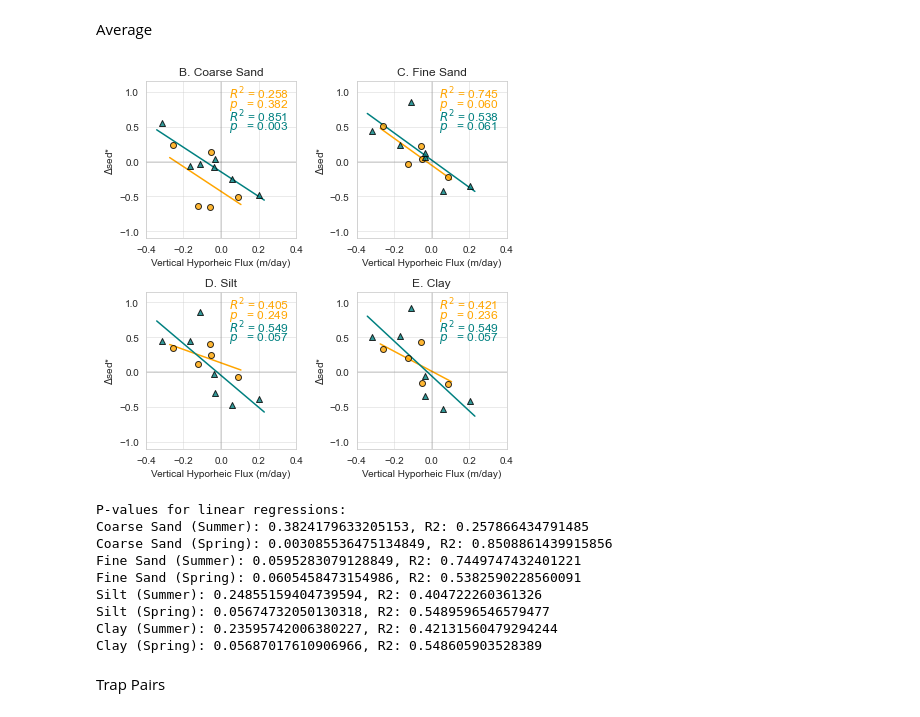
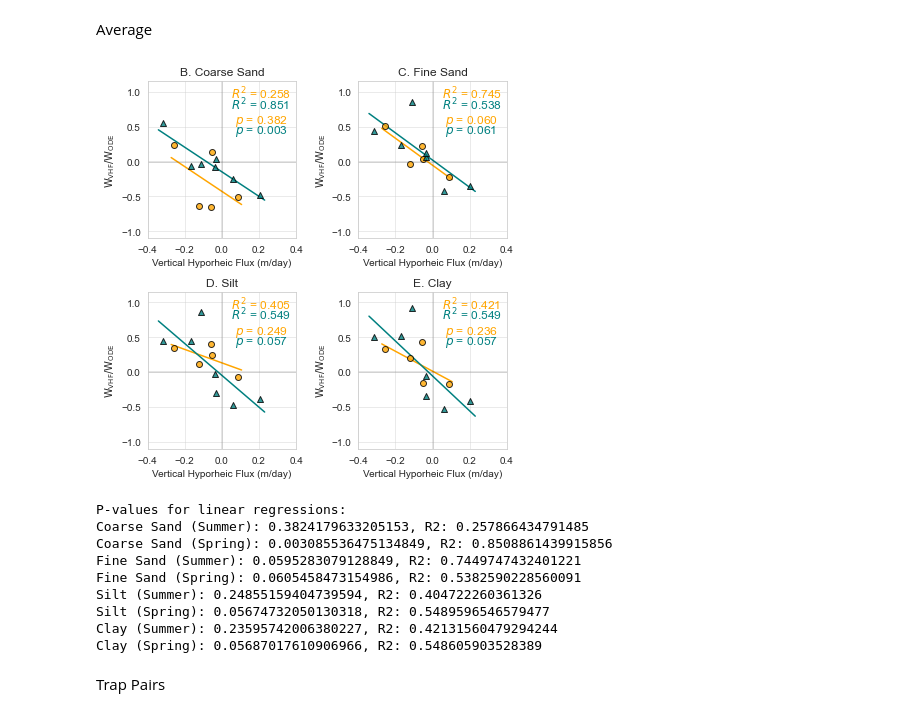
Before and after one commit to nicole-hucke/sediment_trap_paper, a Jupyter notebook: plots/regression_plots/regression_plotting.ipynb, the cells around one changed output. Cells and saved outputs as stored; diff of their text form; code cells hidden in the pictures.

Commit message:
new regression plots with p value
for MS version 6

```diff
--- a/plots/regression_plots/regression_plotting.ipynb
+++ b/plots/regression_plots/regression_plotting.ipynb
@@ -77,10 +115,10 @@ x_limits = (-0.4, 0.4)
 # Total Sediment
 r2_sm23, pval_sm23 = plot_with_r2(ax, 'flux', 'total', SM23_traps, color='orange', label='Summer')
 r2_sp23, pval_sp23 = plot_with_r2(ax, 'flux', 'total', SP23_traps, color='teal', marker='^', label='Spring')
-ax.text(0.1, 0.9, f'$R^2$ = {r2_sm23:.4f}', color='orange', size=12)
-ax.text(0.1, 0.8, f'$p$   = {pval_sm23:.4f}', color='orange', size=12)
-ax.text(0.1, 0.6, f'$R^2$ = {r2_sp23:.4f}', color='teal', size=12)
-ax.text(0.1, 0.5, f'$p$   = {pval_sp23:.4f}', color='teal', size=12)
+ax.text(0.1, 0.9, f'$R^2$ = {r2_sm23:.3f}', color='orange', size=12)
+ax.text(0.1, 0.75, f'$R^2$ = {r2_sp23:.3f}', color='teal', size=12)
+ax.text(0.1, 0.55, f'$p$ = {pval_sm23:.4f}', color='orange', size=12)
+ax.text(0.1, 0.4, f'$p$ = {pval_sp23:.4f}', color='teal', size=12)
 ax.set_xlim(x_limits)
 ax.set_title('A. Total Trap Sediment')
 
@@ -88,12 +126,12 @@ ax.axhline(0, color='black', lw=0.2)
 ax.axvline(0, color='black', lw=0.2)
 ax.set_ylim(-1.1, 1.15)
 ax.set_xlabel('Vertical Hyporheic Flux (m/day)')
-ax.set_ylabel(r'$\Delta$sed*')
+ax.set_ylabel(r'$\mathrm{W}_{\mathrm{VHF}} / \mathrm{W}_{\mathrm{ODE}}$')
 ax.grid(alpha=0.5)
 
 ax.legend(bbox_to_anchor=(0.87, -0.15), ncol=2)
 plt.tight_layout()
-plt.savefig('plots/totalsed_trap_pairs.jpg', dpi=1000)
+plt.savefig('plots/totalsed_trap_pairs_new.jpg', dpi=1000)
 plt.show()
 
 # Print the p-values:\
@@ -118,70 +156,70 @@ x_limits = (-0.4, 0.4)
 # Coarse sand
 r2_sm23_CS, p_sm23_CS = plot_with_r2(ax1, 'flux', 'CS', SM23_avg, color='orange')
 r2_sp23_CS, p_sp23_CS = plot_with_r2(ax1, 'flux', 'CS', SP23_avg, color='teal', marker='^')
-ax1.text(0.04, 0.9, f'$R^2$ = {r2_sm23_CS:.3f}', color='orange', size=12)
-ax1.text(0.04, 0.78, f'$p$   = {p_sm23_CS:.3f}', color='orange', size=12)
-ax1.text(0.04, 0.57, f'$R^2$ = {r2_sp23_CS:.3f}', color='teal', size=12)
-ax1.text(0.04, 0.46, f'$p$   = {p_sp23_CS:.3f}', color='teal', size=12)
+ax1.text(0.05, 0.9, f'$R^2$ = {r2_sm23_CS:.3f}', color='orange', size=12)
+ax1.text(0.05, 0.75, f'$R^2$ = {r2_sp23_CS:.3f}', color='teal', size=12)
+ax1.text(0.07, 0.55, f'$p$ = {p_sm23_CS:.3f}', color='orange', size=12)
+ax1.text(0.07, 0.4, f'$p$ = {p_sp23_CS:.3f}', color='teal', size=12)
+
 ax1.set_xlim(x_limits)
-ax1.set_ylabel(r'$\Delta$sed*')
 ax1.set_title('B. Coarse Sand')
 
 # Fine sand
 r2_sm23_FS, p_sm23_FS = plot_with_r2(ax2, 'flux', 'FS', SM23_avg, color='orange')
 r2_sp23_FS, p_sp23_FS = plot_with_r2(ax2, 'flux', 'FS', SP23_avg, color='teal', marker='^')
-ax2.text(0.04, 0.9, f'$R^2$ = {r2_sm23_FS:.3f}', color='orange', size=12)
-ax2.text(0.04, 0.78, f'$p$   = {p_sm23_FS:.3f}', color='orange', size=12)
-ax2.text(0.04, 0.57, f'$R^2$ = {r2_sp23_FS:.3f}', color='teal', size=12)
-ax2.text(0.04, 0.46, f'$p$   = {p_sp23_FS:.3f}', color='teal', size=12)
+ax2.text(0.05, 0.9, f'$R^2$ = {r2_sm23_FS:.3f}', color='orange', size=12)
+ax2.text(0.05, 0.75, f'$R^2$ = {r2_sp23_FS:.3f}', color='teal', size=12)
+ax2.text(0.07, 0.55, f'$p$ = {p_sm23_FS:.3f}', color='orange', size=12)
+ax2.text(0.07, 0.4, f'$p$ = {p_sp23_FS:.3f}', color='teal', size=12)
 ax2.set_xlim(x_limits)
 ax2.set_title('C. Fine Sand')
 
 # Silt
 r2_sm23_S, p_sm23_S = plot_with_r2(ax3, 'flux', 'S', SM23_avg, color='orange')
 r2_sp23_S, p_sp23_S = plot_with_r2(ax3, 'flux', 'S', SP23_avg, color='teal', marker='^')
-ax3.text(0.04, 0.9, f'$R^2$ = {r2_sm23_S:.3f}', color='orange', size=12)
-ax3.text(0.04, 0.78, f'$p$   = {p_sm23_S:.3f}', color='orange', size=12)
-ax3.text(0.04, 0.57, f'$R^2$ = {r2_sp23_S:.3f}', color='teal', size=12)
-ax3.text(0.04, 0.46, f'$p$   = {p_sp23_S:.3f}', color='teal', size=12)
+ax3.text(0.05, 0.9, f'$R^2$ = {r2_sm23_S:.3f}', color='orange', size=12)
+ax3.text(0.05, 0.75, f'$R^2$ = {r2_sp23_S:.3f}', color='teal', size=12)
+ax3.text(0.07, 0.55, f'$p$ = {p_sm23_S:.3f}', color='orange', size=12)
+ax3.text(0.07, 0.4, f'$p$ = {p_sp23_S:.3f}', color='teal', size=12)
 ax3.set_xlim(x_limits)
 ax3.set_ylabel(r'$\Delta$sed*')
 ax3.set_title('D. Silt')
 
 # Clay
 r2_sm23_C, p_sm23_C = plot_with_r2(ax4, 'flux', 'C', SM23_avg, color='orange')
 r2_sp23_C, p_sp23_C = plot_with_r2(ax4, 'flux', 'C', SP23_avg, color='teal', marker='^')
-ax4.text(0.04, 0.9, f'$R^2$ = {r2_sm23_C:.3f}', color='orange', size=12)
-ax4.text(0.04, 0.78, f'$p$   = {p_sm23_C:.3f}', color='orange', size=12)
-ax4.text(0.04, 0.57, f'$R^2$ = {r2_sp23_C:.3f}', color='teal', size=12)
-ax4.text(0.04, 0.46, f'$p$   = {p_sp23_C:.3f}', color='teal', size=12)
+ax4.text(0.05, 0.9, f'$R^2$ = {r2_sm23_C:.3f}', color='orange', size=12)
+ax4.text(0.05, 0.75, f'$R^2$ = {r2_sp23_C:.3f}', color='teal', size=12)
+ax4.text(0.07, 0.55, f'$p$ = {p_sm23_C:.3f}', color='orange', size=12)
+ax4.text(0.07, 0.4, f'$p$ = {p_sp23_C:.3f}', color='teal', size=12)
 ax4.set_xlim(x_limits)
 ax4.set_title('E. Clay')
 
 # Format all axes
 for ax in [ax1, ax2, ax3, ax4]:
     ax.axhline(0, color='black', lw=0.2)
     ax.axvline(0, color='black', lw=0.2)
     ax.set_ylim(-1.1, 1.15)
     ax.set_xlabel('Vertical Hyporheic Flux (m/day)')
-    ax.set_ylabel(r'$\Delta$sed*')
+    ax.set_ylabel(r'$\mathrm{W}_{\mathrm{VHF}} / \mathrm{W}_{\mathrm{ODE}}$')
     ax.grid(alpha=0.5)
 
 plt.tight_layout()
-plt.savefig('plots/grain_sizes_avg.jpg', dpi=1000)
+plt.savefig('plots/grain_sizes_avg_new.jpg', dpi=1000)
 plt.show()
 
 # Then at the end of your script, print the p-values:
 print("P-values for linear regressions:")
 print(f"Coarse Sand (Summer): {p_sm23_CS}, R2: {r2_sm23_CS}")
 print(f"Coarse Sand (Spring): {p_sp23_CS}, R2: {r2_sp23_CS}")
 print(f"Fine Sand (Summer): {p_sm23_FS}, R2: {r2_sm23_FS}")
 print(f"Fine Sand (Spring): {p_sp23_FS}, R2: {r2_sp23_FS}")
 print(f"Silt (Summer): {p_sm23_S}, R2: {r2_sm23_S}")
 print(f"Silt (Spring): {p_sp23_S}, R2: {r2_sp23_S}")
 print(f"Clay (Summer): {p_sm23_C}, R2: {r2_sm23_C}")
 print(f"Clay (Spring): {p_sp23_C}, R2: {r2_sp23_C}")
 # %% [output]
-[figure, old version]
+[figure, new version]
 P-values for linear regressions:
 Coarse Sand (Summer): 0.3824179633205153, R2: 0.257866434791485
 Coarse Sand (Spring): 0.003085536475134849, R2: 0.8508861439915856
```
Also changed, not shown: parts of 3 cells of this notebook, 12 other files.
